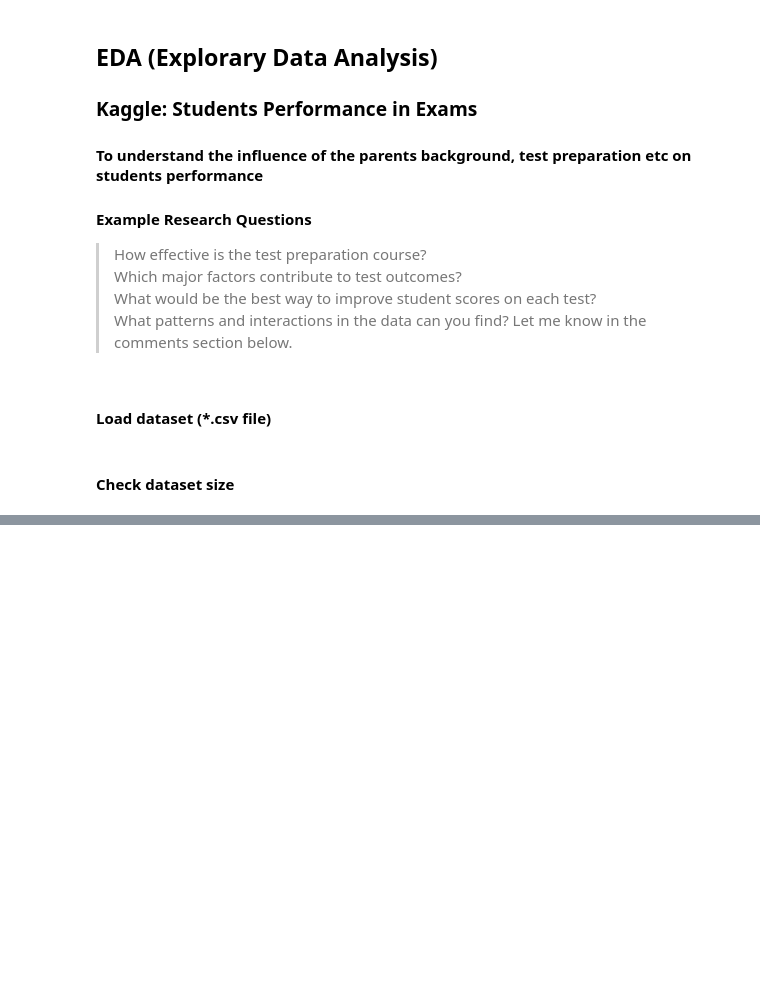
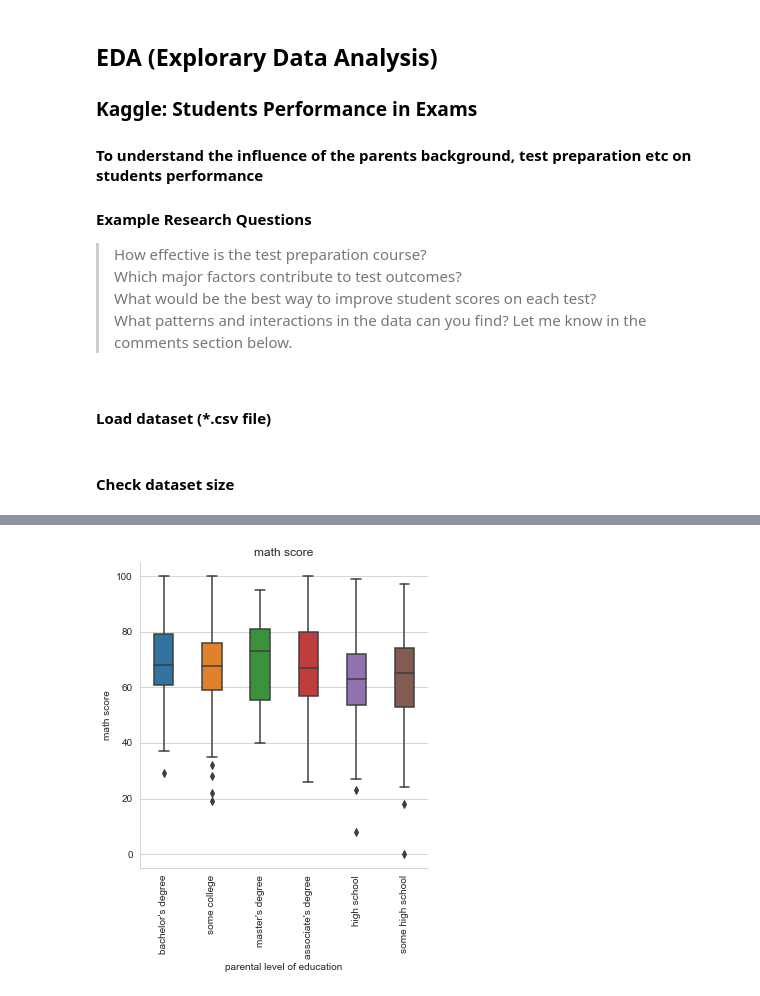
Before and after one commit to d823944/AI-FIP-Training, a Jupyter notebook: Python-for-Data-Analysis/chapter-10-Pandas-groupby.ipynb, the cells around one changed output, grey strips where cells are left out. Cells and saved outputs as stored; diff of their text form; code cells hidden in the pictures; blank space fills up the shorter version.

```diff
--- a/Python-for-Data-Analysis/chapter-10-Pandas-groupby.ipynb
+++ b/Python-for-Data-Analysis/chapter-10-Pandas-groupby.ipynb
@@ -145,6 +190,10 @@ g.set_xticklabels(rotation=90)
 # %%
 g = sns.catplot(x='parental level of education', y='math score', data=df, kind='box', width=0.4)
 g.set_xticklabels(rotation=90)
+plt.title('math score')
+g.savefig('box plot.png')
+# %% [output]
+[figure, added]
 # %%
 g = sns.catplot(x='parental level of education', y='math score', col='gender', data=df, kind='box', width=0.4)
 g.set_xticklabels(rotation=90)
```
Also changed, not shown: parts of 40 cells of this notebook.
